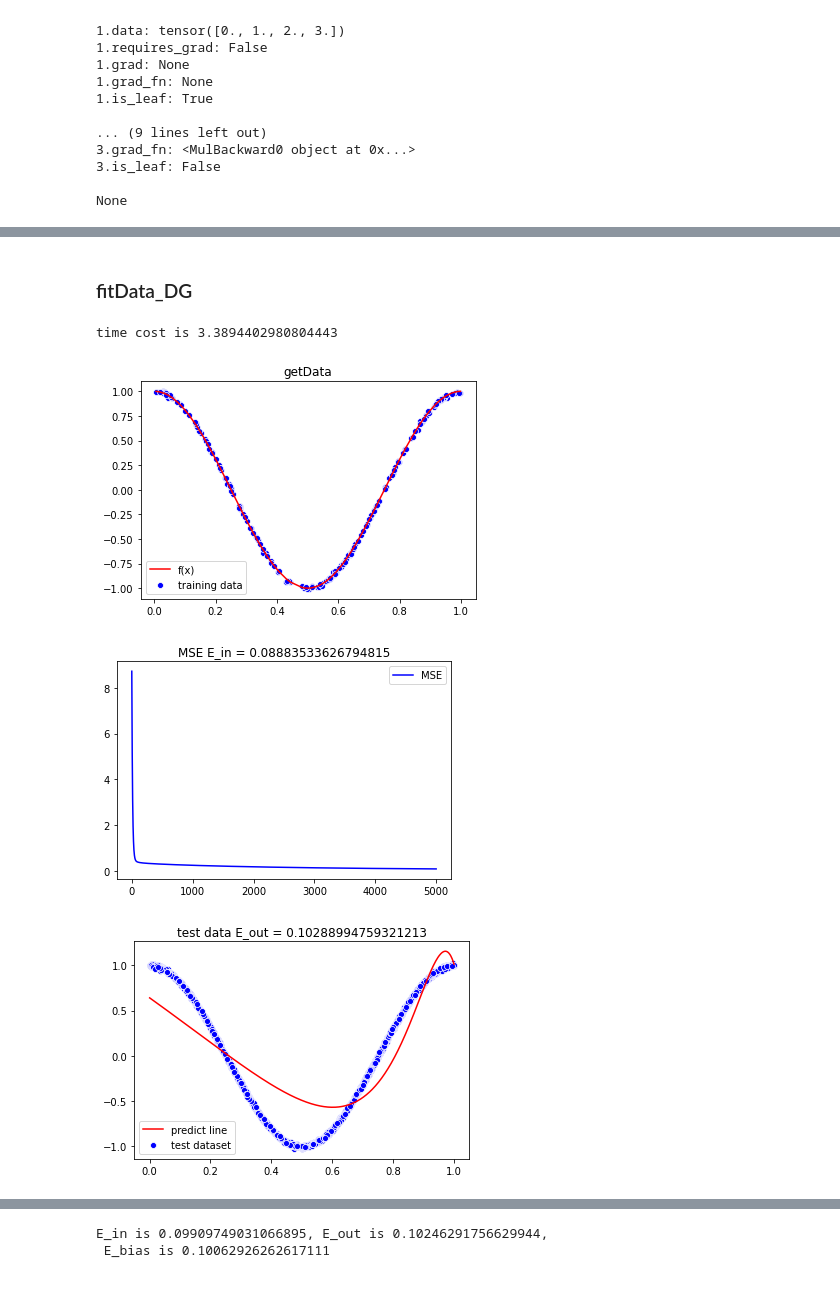
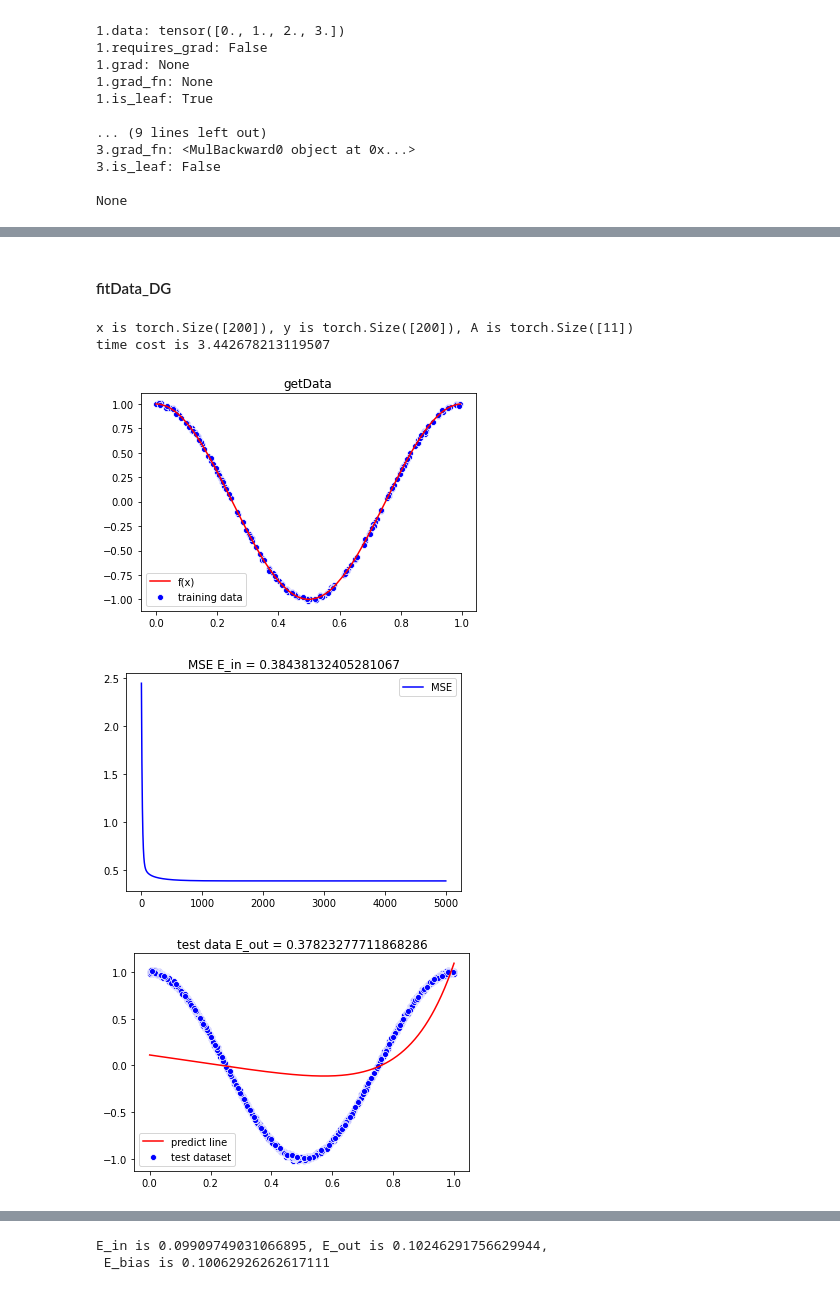
Before and after one commit to liushuyu6666/AI_relative, a Jupyter notebook: algorithm_explore/Gaussian_Regression.ipynb, the cells around one changed output, grey strips where cells are left out. Drawn from its saved outputs; the diff is of its cells as text; code cells hidden in the pictures.

```diff
--- a/algorithm_explore/Gaussian_Regression.ipynb
+++ b/algorithm_explore/Gaussian_Regression.ipynb
@@ -112,7 +114,7 @@ containing 1000 or 2000 data points) using **getData** and under the same settin
 the MSE of the testing dataset fitted to the estimated polynomial.
 The computation of $E_{in}$ and $E_{out}$ calls **getMSE**.
 # %% [markdown]
-### fitData_DG
+#### fitData_DG
 # %%
 def fitData_DG(Y_real, x, A,
                epochs=3000,
@@ -154,21 +156,23 @@ def fitData_DG(Y_real, x, A,
 # %%
 # test fitData_DG
 import time
 sigma = 0.1
 N = 200
 N_test = 2000
-D = 20
+D = 10
 data = getData(N, sigma, plot=True)
 x = torch.FloatTensor([xi for (xi, yi) in data])
 y = torch.FloatTensor([yi for (xi, yi) in data])
 A = torch.rand(D+1)
 startTime = time.time()
+print(f"x is {x.shape}, y is {y.shape}, A is {A.shape}")
 (A, E_in, E_out) = fitData_DG(y, x, A, epochs = 5000, N_test=N_test, r = 0.01, sigma=sigma)
 endTime = time.time()
 print(f"time cost is {endTime - startTime}")
 # %% [output]
-time cost is 3.3894402980804443
+x is torch.Size([200]), y is torch.Size([200]), A is torch.Size([11])
+time cost is 3.442678213119507
-[figure, old version]
+[figure, new version]
-[figure, old version]
+[figure, new version]
-[figure, old version]
+[figure, new version]
 # %% [markdown]
```
Also changed, not shown: parts of 45 cells of this notebook.
